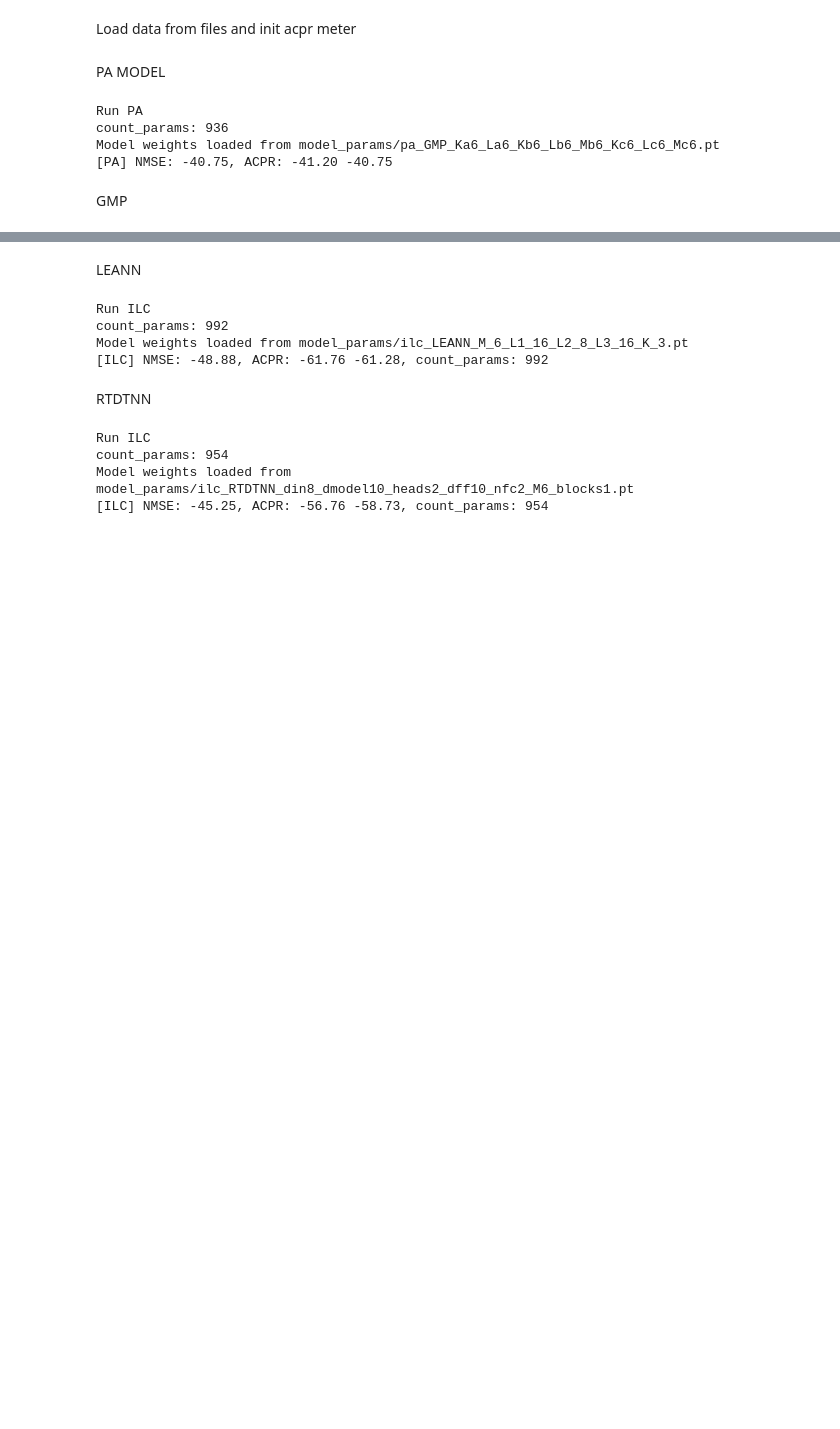
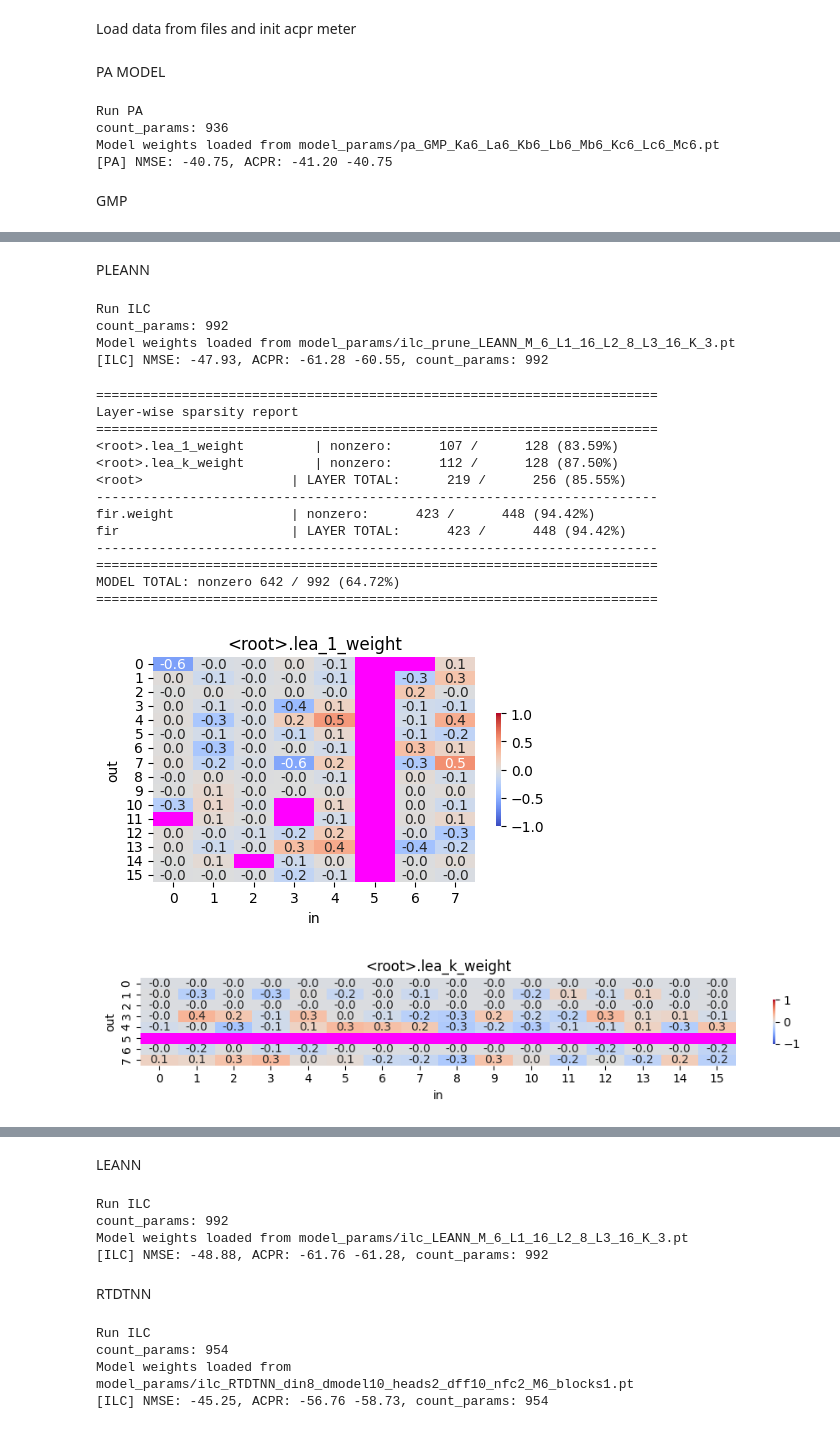
Before and after one commit to pasmornov-m/DPD_Research, a Jupyter notebook: main.ipynb, the cells around one changed output, grey strips where cells are left out. Saved outputs shown, nothing was run; the diff lists cells and outputs as text; code cells hidden in the pictures; blank space fills up the shorter version.

```diff
--- a/main.ipynb
+++ b/main.ipynb
@@ -114,3 +114,5 @@ Run ILC
 count_params: 936
 Model weights loaded from model_params/ilc_GMP_Ka6_La6_Kb6_Lb6_Mb6_Kc6_Lc6_Mc6.pt
 [ILC] NMSE: -43.19, ACPR: -57.28 -57.07, count_params: 936
+# %% [markdown]
+PLEANN
@@ -116,0 +141,54 @@ Model weights loaded from model_params/ilc_GMP_Ka6_La6_Kb6_Lb6_Mb6_Kc6_Lc6_Mc6.p
+# %%
+pleann_pipeline.run_ilc_pleann()
+
+pleann_results = pleann_pipeline.get_results()
+
+# pleann_pa_nmse = pleann_results["pa"]["nmse"]
+# pleann_pa_acpr = pleann_results["pa"]["acpr"]
+# pleann_y_val_pa = pleann_results["pa"]["y_val_pa_model"]
+
+# pleann_dla_nmse = pleann_results["dla"]["nmse"]
+# pleann_dla_acpr = pleann_results["dla"]["acpr"]
+# pleann_y_val_dla = pleann_results["dla"]["y_val_dla"]
+
+# pleann_ila_nmse = pleann_results["ila"]["nmse"]
+# pleann_ila_acpr = pleann_results["ila"]["acpr"]
+# leann_y_val_ila = pleann_results["ila"]["y_val_ila"]
+
+pleann_ilc_nmse = pleann_results["ilc"]["nmse"]
+pleann_ilc_acpr = pleann_results["ilc"]["acpr"]
+pleann_y_val_ilc = pleann_results["ilc"]["y_val_ilc"]
+pleann_ilc_count_params = pleann_results["ilc"]["count_params"]
+
+# pleann_uk_nmse = pleann_results["uk"]["nmse"]
+# pleann_uk_acpr = pleann_results["uk"]["acpr"]
+# pleann_u_k_train = pleann_results["uk"]["u_k_train"]
+# pleann_u_k_pa = pleann_results["uk"]["u_k_pa"]
+
+# pleann_pa_model = pleann_pipeline.get_pa_model()
+
+pleann_dpd_model = pleann_pipeline.get_dpd_model("ilc")
+# %% [output]
+Run ILC
+count_params: 992
+Model weights loaded from model_params/ilc_prune_LEANN_M_6_L1_16_L2_8_L3_16_K_3.pt
+[ILC] NMSE: -47.93, ACPR: -61.28 -60.55, count_params: 992
+# %%
+prunning.log_layerwise_sparsity(pleann_dpd_model)
+plotting.plot_weight_heatmaps(pleann_dpd_model, vmin=-1, vmax=1)
+# %% [output]
+========================================================================
+Layer-wise sparsity report
+========================================================================
+<root>.lea_1_weight         | nonzero:      107 /      128 (83.59%)
+<root>.lea_k_weight         | nonzero:      112 /      128 (87.50%)
+<root>                   | LAYER TOTAL:      219 /      256 (85.55%)
+------------------------------------------------------------------------
+fir.weight               | nonzero:      423 /      448 (94.42%)
+fir                      | LAYER TOTAL:      423 /      448 (94.42%)
+------------------------------------------------------------------------
+========================================================================
+MODEL TOTAL: nonzero 642 / 992 (64.72%)
+========================================================================
+[figure, added]
+[figure, added]
```
Also changed, not shown: parts of 9 cells of this notebook, 4 other files.
